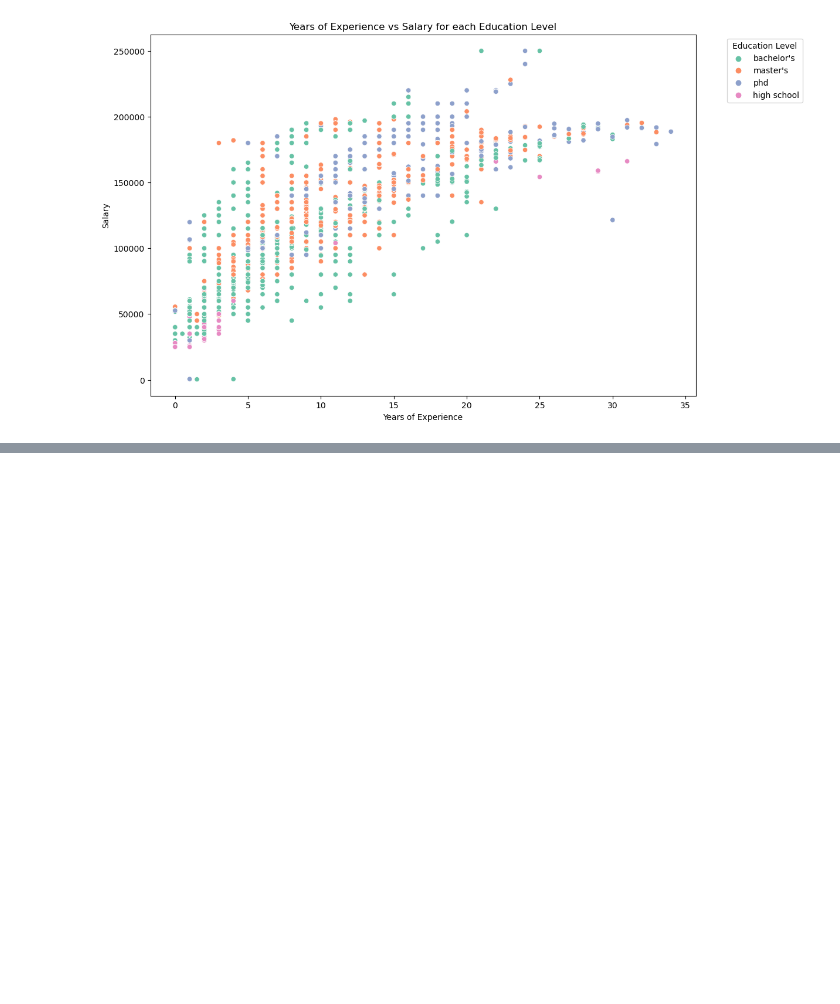
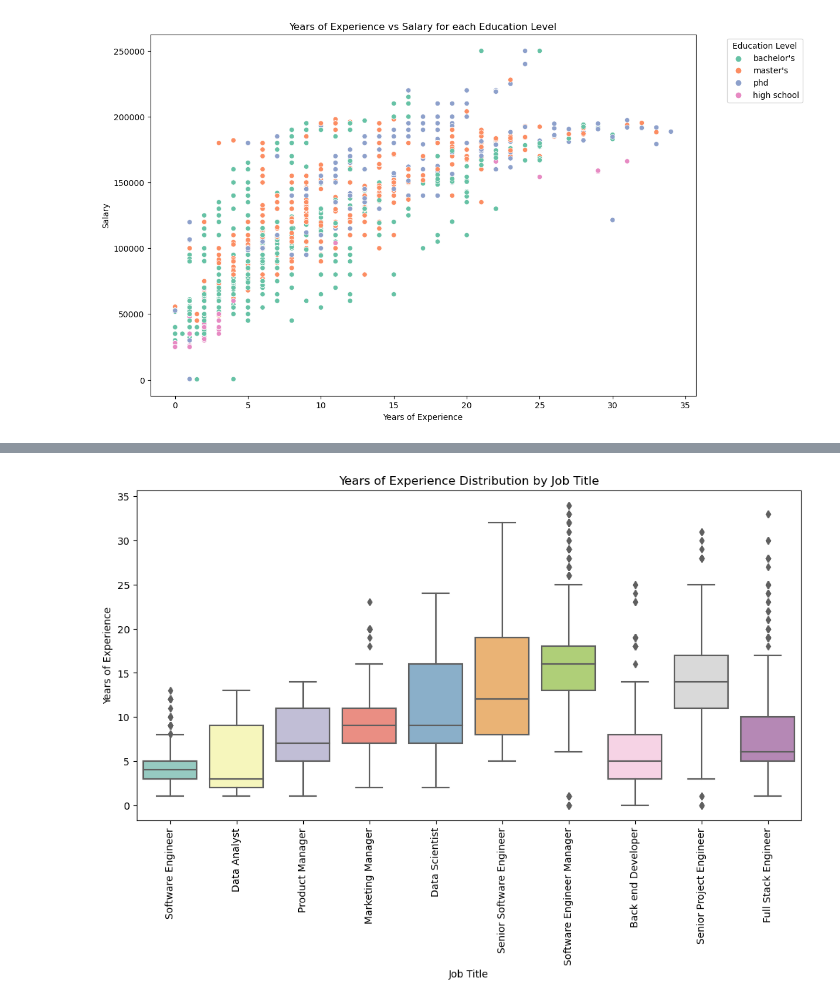
Before and after one commit to raj-rajat/Salary-dataset-based-on-country-and-race, a Jupyter notebook: salary-dataset-based-on-country-and-race.ipynb, the cells around one changed output, grey strips where cells are left out. Drawn from its saved outputs; the diff is of its cells as text; code cells hidden in the pictures; blank space fills up the shorter version.

```diff
--- a/salary-dataset-based-on-country-and-race.ipynb
+++ b/salary-dataset-based-on-country-and-race.ipynb
@@ -479,0 +497,17 @@ plt.show()
+# %%
+# Select the job titles with the most data points
+top_job_titles = df['Job Title'].value_counts().index[:10]
+
+# Create a subset of the dataframe focusing on these job titles
+df_top_job_titles = df[df['Job Title'].isin(top_job_titles)]
+
+# Create boxplot
+plt.figure(figsize=(12, 6))
+sns.boxplot(x='Job Title', y='Years of Experience', data=df_top_job_titles, palette="Set3")
+plt.title('Years of Experience Distribution by Job Title')
+plt.xlabel('Job Title')
+plt.ylabel('Years of Experience')
+plt.xticks(rotation=90)
+plt.show()
+# %% [output]
+[figure, added]
```
Also changed, not shown: parts of 6 cells of this notebook.
